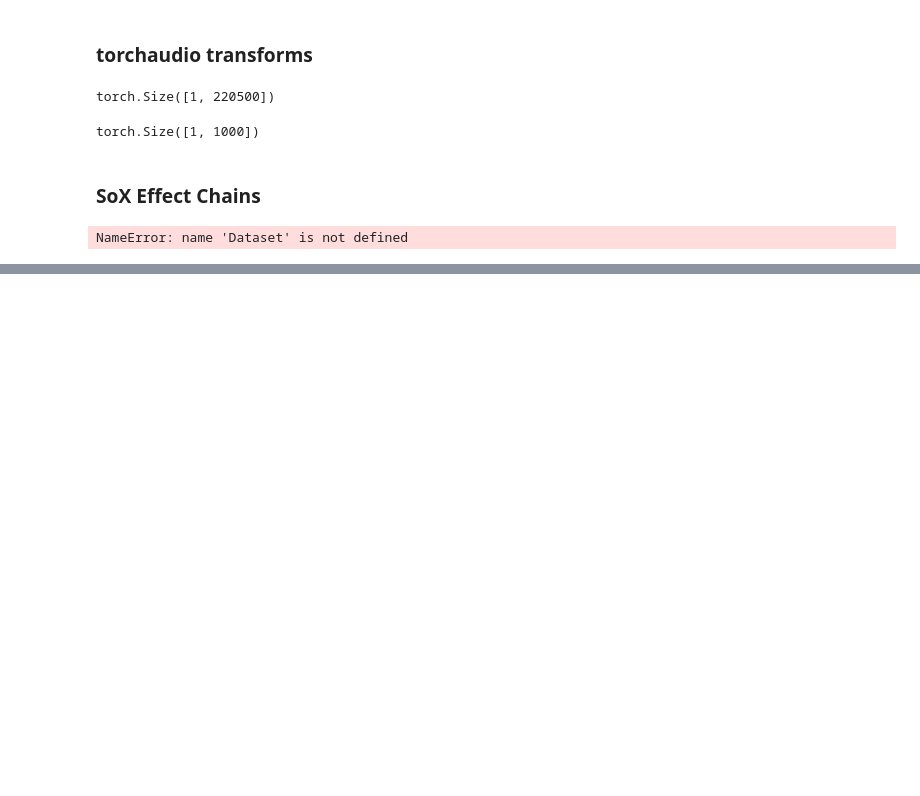
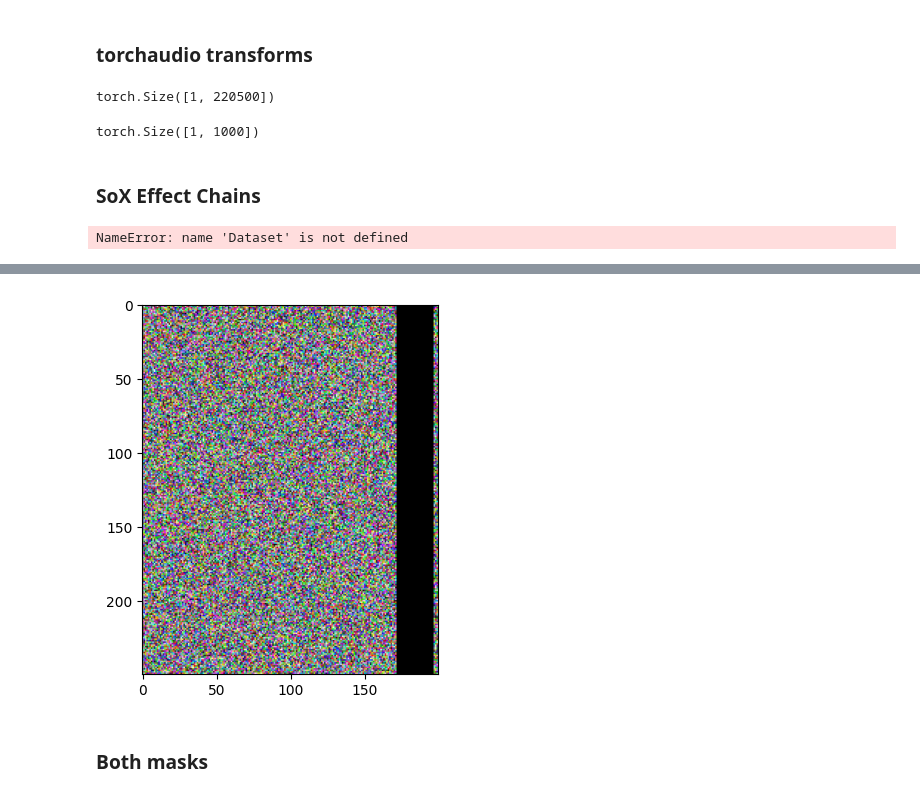
Before and after one commit to PHM1605/programming-pytorch-for-deep-learning-pointer, a Jupyter notebook: chapter6.ipynb, the cells around one changed output, grey strips where cells are left out. Saved outputs shown, nothing was run; the diff lists cells and outputs as text; code cells hidden in the pictures; blank space fills up the shorter version.

```diff
--- a/chapter6.ipynb
+++ b/chapter6.ipynb
@@ -696,0 +751,35 @@ dataset = ESC50WithPitchChange("
+# %%
+class TimeMask(object):
+    def __init__(self, max_width, use_mean=True):
+        self.max_width = max_width
+        self.use_mean = use_mean
+
+    def __call__(self, tensor):
+        # tensor: (3,H,W)
+        start = random.randrange(0, tensor.shape[2])
+        end = start + random.randrange(0, self.max_width)
+        if self.use_mean:
+            tensor[:,:,start:end] = tensor.mean()
+        else:
+            tensor[:,:,start:end] = 0
+        return tensor
+
+    def __repr__(self):
+        format_string = self.__class__.__name__ + "(max_width="
+        format_string += str(self.max_width) + ")"
+        format_string += "use_mean=" + (str(self.use_mean) + ")")
+        return format_string
+# %%
+transform = T.Compose([
+    TimeMask(max_width=50, use_mean=False),
+    T.ToPILImage()
+])
+# Test it on random image
+x = torch.rand(3,250,200)
+img = transform(x)
+plt.imshow(img)
+plt.show()
+# %% [output]
+[figure, added]
+# %% [markdown]
+### Both masks
```
Also changed, not shown: parts of 17 cells of this notebook, 8 other files.
